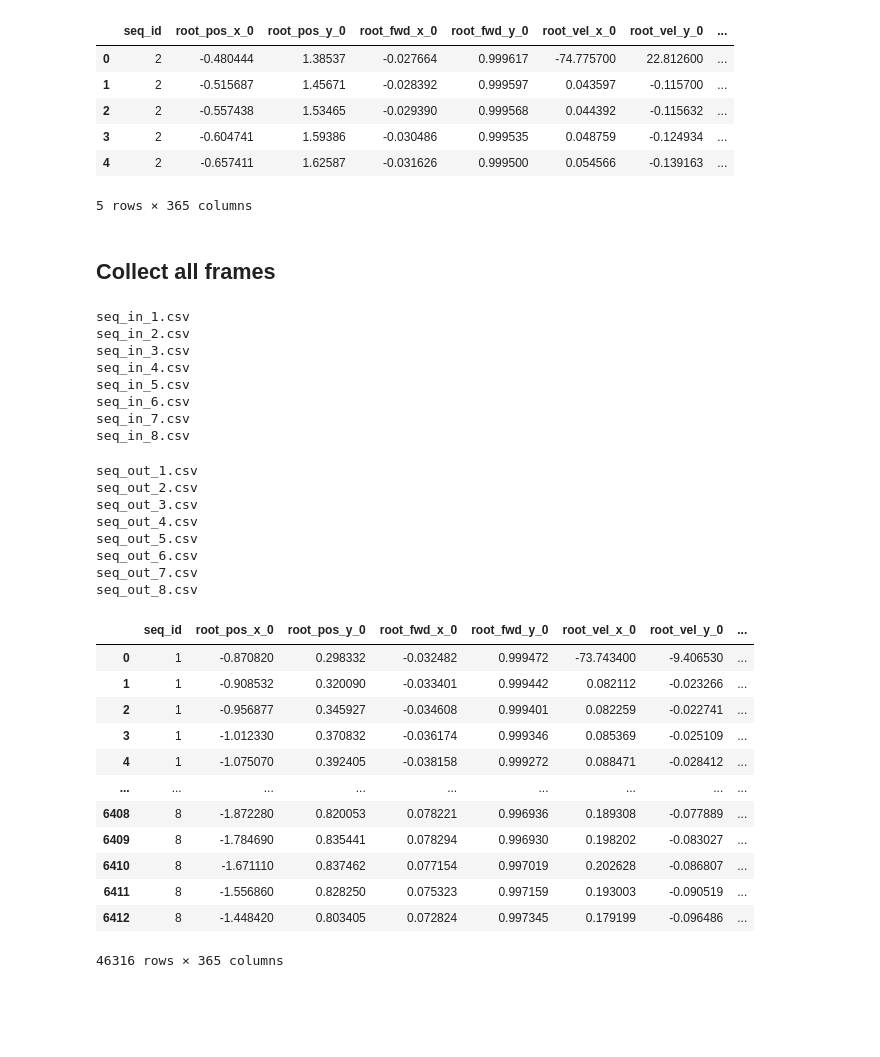
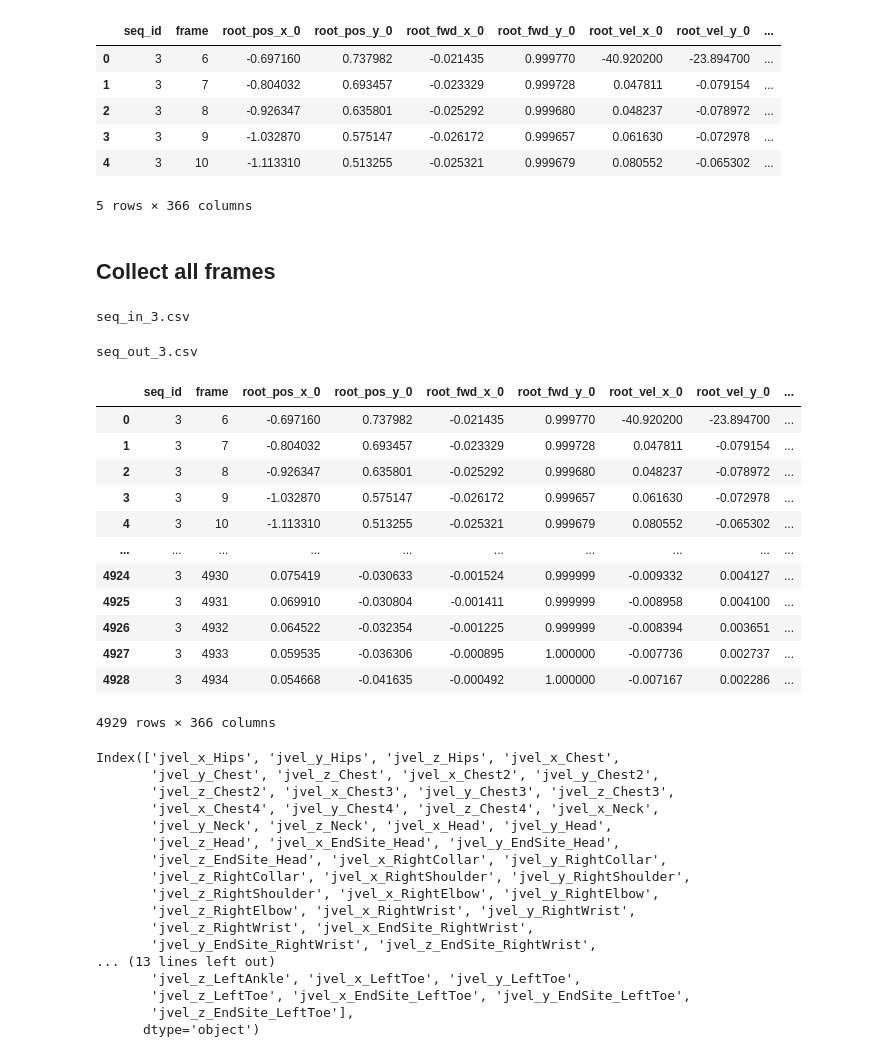
Before and after one commit to FilmakademieRnd/AnimHost, a Jupyter notebook: python/notebooks/Untitled.ipynb, the cells around one changed output. Drawn from its saved outputs; the diff is of its cells as text; code cells hidden in the pictures; blank space fills up the shorter version.

```diff
--- a/python/notebooks/Untitled.ipynb
+++ b/python/notebooks/Untitled.ipynb
@@ -6,20 +8,20 @@ import plotly.graph_objects as go
 # %%
 # Replace 'your_file.csv' with the actual file path or URL of your CSV file
-file_path = 'C:/DEV/DATASETS/100STYLE_Preprocessed/seq_in_2.csv'
+file_path = 'C:/DEV/DATASETS/100STYLE_Preprocessed/seq_in_3.csv'
 
 # Load the CSV file into a DataFrame
 df = pd.read_csv(file_path)
 
 # Display the first few rows of the DataFrame
 df.head()
 # %% [output]
-|  | seq_id | root_pos_x_0 | root_pos_y_0 | root_fwd_x_0 | root_fwd_y_0 | root_vel_x_0 | root_vel_y_0 | ... |
-| 0 | 2 | -0.480444 | 1.38537 | -0.027664 | 0.999617 | -74.775700 | 22.812600 | ... |
-| 1 | 2 | -0.515687 | 1.45671 | -0.028392 | 0.999597 | 0.043597 | -0.115700 | ... |
-| 2 | 2 | -0.557438 | 1.53465 | -0.029390 | 0.999568 | 0.044392 | -0.115632 | ... |
-| 3 | 2 | -0.604741 | 1.59386 | -0.030486 | 0.999535 | 0.048759 | -0.124934 | ... |
-| 4 | 2 | -0.657411 | 1.62587 | -0.031626 | 0.999500 | 0.054566 | -0.139163 | ... |
+|  | seq_id | frame | root_pos_x_0 | root_pos_y_0 | root_fwd_x_0 | root_fwd_y_0 | root_vel_x_0 | root_vel_y_0 | ... |
+| 0 | 3 | 6 | -0.697160 | 0.737982 | -0.021435 | 0.999770 | -40.920200 | -23.894700 | ... |
+| 1 | 3 | 7 | -0.804032 | 0.693457 | -0.023329 | 0.999728 | 0.047811 | -0.079154 | ... |
+| 2 | 3 | 8 | -0.926347 | 0.635801 | -0.025292 | 0.999680 | 0.048237 | -0.078972 | ... |
+| 3 | 3 | 9 | -1.032870 | 0.575147 | -0.026172 | 0.999657 | 0.061630 | -0.072978 | ... |
+| 4 | 3 | 10 | -1.113310 | 0.513255 | -0.025321 | 0.999679 | 0.080552 | -0.065302 | ... |
-5 rows × 365 columns
+5 rows × 366 columns
 # %% [markdown]
 ## Collect all frames
 # %%
@@ -34,14 +36,7 @@ for file in glob.glob("seq_in_*.csv"):
 
 df_X = pd.concat(dataframes)
 # %% [output]
-seq_in_1.csv
-seq_in_2.csv
 seq_in_3.csv
-seq_in_4.csv
-seq_in_5.csv
-seq_in_6.csv
-seq_in_7.csv
-seq_in_8.csv
 # %%
 dataframes_out = []
 for file in glob.glob("seq_out_*.csv"):
@@ -51,27 +46,40 @@ for file in glob.glob("seq_out_*.csv"):
 
 df_Y = pd.concat(dataframes_out)
 # %% [output]
-seq_out_1.csv
-seq_out_2.csv
 seq_out_3.csv
-seq_out_4.csv
-seq_out_5.csv
-seq_out_6.csv
-seq_out_7.csv
-seq_out_8.csv
 # %%
 df_X
 # %% [output]
-|  | seq_id | root_pos_x_0 | root_pos_y_0 | root_fwd_x_0 | root_fwd_y_0 | root_vel_x_0 | root_vel_y_0 | ... |
-| 0 | 1 | -0.870820 | 0.298332 | -0.032482 | 0.999472 | -73.743400 | -9.406530 | ... |
-| 1 | 1 | -0.908532 | 0.320090 | -0.033401 | 0.999442 | 0.082112 | -0.023266 | ... |
-| 2 | 1 | -0.956877 | 0.345927 | -0.034608 | 0.999401 | 0.082259 | -0.022741 | ... |
-| 3 | 1 | -1.012330 | 0.370832 | -0.036174 | 0.999346 | 0.085369 | -0.025109 | ... |
-| 4 | 1 | -1.075070 | 0.392405 | -0.038158 | 0.999272 | 0.088471 | -0.028412 | ... |
-| ... | ... | ... | ... | ... | ... | ... | ... | ... |
-| 6408 | 8 | -1.872280 | 0.820053 | 0.078221 | 0.996936 | 0.189308 | -0.077889 | ... |
-| 6409 | 8 | -1.784690 | 0.835441 | 0.078294 | 0.996930 | 0.198202 | -0.083027 | ... |
-| 6410 | 8 | -1.671110 | 0.837462 | 0.077154 | 0.997019 | 0.202628 | -0.086807 | ... |
-| 6411 | 8 | -1.556860 | 0.828250 | 0.075323 | 0.997159 | 0.193003 | -0.090519 | ... |
-| 6412 | 8 | -1.448420 | 0.803405 | 0.072824 | 0.997345 | 0.179199 | -0.096486 | ... |
+|  | seq_id | frame | root_pos_x_0 | root_pos_y_0 | root_fwd_x_0 | root_fwd_y_0 | root_vel_x_0 | root_vel_y_0 | ... |
+| 0 | 3 | 6 | -0.697160 | 0.737982 | -0.021435 | 0.999770 | -40.920200 | -23.894700 | ... |
+| 1 | 3 | 7 | -0.804032 | 0.693457 | -0.023329 | 0.999728 | 0.047811 | -0.079154 | ... |
+| 2 | 3 | 8 | -0.926347 | 0.635801 | -0.025292 | 0.999680 | 0.048237 | -0.078972 | ... |
+| 3 | 3 | 9 | -1.032870 | 0.575147 | -0.026172 | 0.999657 | 0.061630 | -0.072978 | ... |
+| 4 | 3 | 10 | -1.113310 | 0.513255 | -0.025321 | 0.999679 | 0.080552 | -0.065302 | ... |
+| ... | ... | ... | ... | ... | ... | ... | ... | ... | ... |
+| 4924 | 3 | 4930 | 0.075419 | -0.030633 | -0.001524 | 0.999999 | -0.009332 | 0.004127 | ... |
+| 4925 | 3 | 4931 | 0.069910 | -0.030804 | -0.001411 | 0.999999 | -0.008958 | 0.004100 | ... |
+| 4926 | 3 | 4932 | 0.064522 | -0.032354 | -0.001225 | 0.999999 | -0.008394 | 0.003651 | ... |
+| 4927 | 3 | 4933 | 0.059535 | -0.036306 | -0.000895 | 1.000000 | -0.007736 | 0.002737 | ... |
+| 4928 | 3 | 4934 | 0.054668 | -0.041635 | -0.000492 | 1.000000 | -0.007167 | 0.002286 | ... |
-46316 rows × 365 columns
+4929 rows × 366 columns
+# %%
+df_X.filter(like='jvel').columns
+# %% [output]
+Index(['jvel_x_Hips', 'jvel_y_Hips', 'jvel_z_Hips', 'jvel_x_Chest',
+       'jvel_y_Chest', 'jvel_z_Chest', 'jvel_x_Chest2', 'jvel_y_Chest2',
+       'jvel_z_Chest2', 'jvel_x_Chest3', 'jvel_y_Chest3', 'jvel_z_Chest3',
+       'jvel_x_Chest4', 'jvel_y_Chest4', 'jvel_z_Chest4', 'jvel_x_Neck',
+       'jvel_y_Neck', 'jvel_z_Neck', 'jvel_x_Head', 'jvel_y_Head',
+       'jvel_z_Head', 'jvel_x_EndSite_Head', 'jvel_y_EndSite_Head',
+       'jvel_z_EndSite_Head', 'jvel_x_RightCollar', 'jvel_y_RightCollar',
+       'jvel_z_RightCollar', 'jvel_x_RightShoulder', 'jvel_y_RightShoulder',
+       'jvel_z_RightShoulder', 'jvel_x_RightElbow', 'jvel_y_RightElbow',
+       'jvel_z_RightElbow', 'jvel_x_RightWrist', 'jvel_y_RightWrist',
+       'jvel_z_RightWrist', 'jvel_x_EndSite_RightWrist',
+       'jvel_y_EndSite_RightWrist', 'jvel_z_EndSite_RightWrist',
+... (13 lines left out)
+       'jvel_z_LeftAnkle', 'jvel_x_LeftToe', 'jvel_y_LeftToe',
+       'jvel_z_LeftToe', 'jvel_x_EndSite_LeftToe', 'jvel_y_EndSite_LeftToe',
+       'jvel_z_EndSite_LeftToe'],
+      dtype='object')
```
Also changed, not shown: parts of 6 cells of this notebook, 3 other files.
